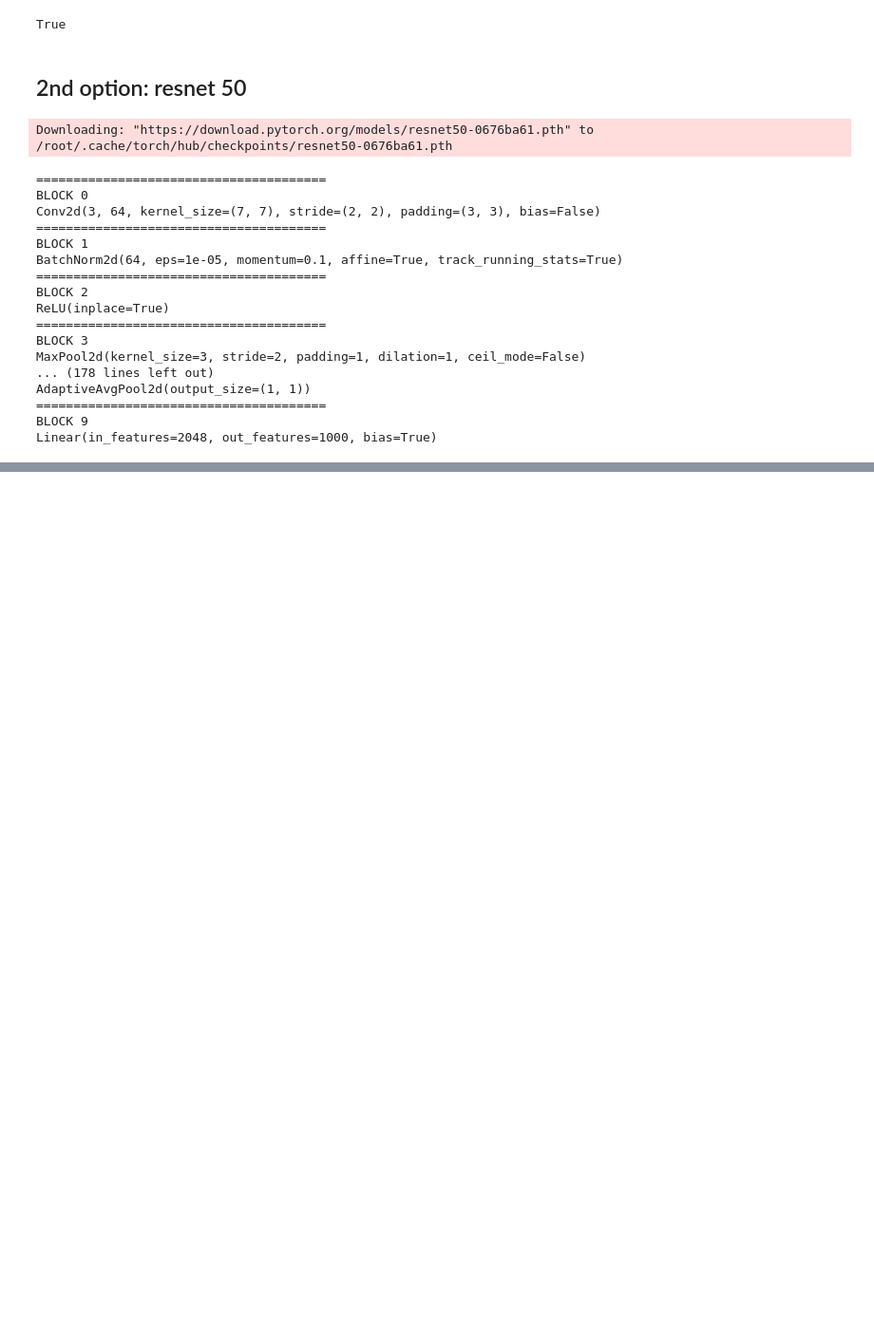
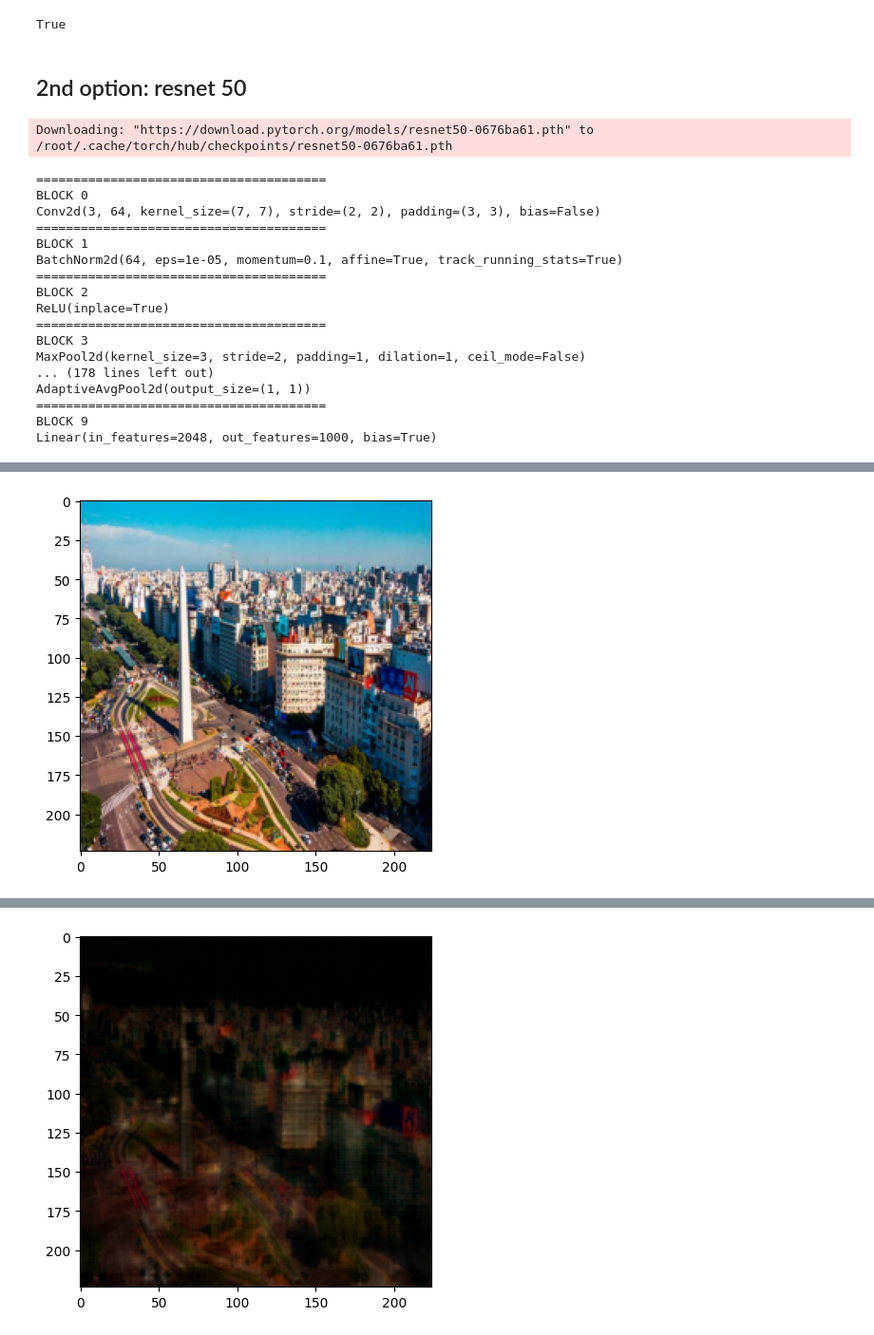
Before and after one commit to fernandezlautt/global_dnn, a Jupyter notebook: global.ipynb, the cells around one changed output, grey strips where cells are left out. Shown at 95% size. Cells and saved outputs as stored; diff of their text form; code cells hidden in the pictures; blank space fills up the shorter version.

```diff
--- a/global.ipynb
+++ b/global.ipynb
@@ -463,12 +463,12 @@ class ResNetUNet50(nn.Module):
 # %%
 net = ResNetUNet50()
 
-net.load_state_dict(torch.load('model_50_res_25.pt'))
+net.load_state_dict(torch.load('model_50_res_30.pt'))
 # net.load_state_dict(torch.load('model_20.pt'))
 train(net, data_train, data_val, epochs=10, lr=0.003)
 
-torch.save(net.state_dict(), 'model_50_res_30.pt')
+torch.save(net.state_dict(), 'model_50_res_45.pt')
 
 from google.colab import files
-files.download('model_50_res_30.pt')
+files.download('model_50_res_45.pt')
 # %% [output]
@@ -519,0 +520,15 @@ WARNING:matplotlib.image:Clipping input data to the valid range for imshow with
+# %%
+img = read_image('buenos_aires.jpg')
+
+img = transformations(img)
+
+img = img.unsqueeze(0).to('cuda')
+
+img_hat = net(img)
+
+img = desnormalize(img)
+
+plot_tensor(img[0].detach().cpu())
+plot_tensor(img_hat[0].detach().cpu())
+# %% [output]
+[figure, added]
@@ -519,0 +536 @@ WARNING:matplotlib.image:Clipping input data to the valid range for imshow with
+[figure, added]
```
Also changed, not shown: parts of 6 cells of this notebook.
